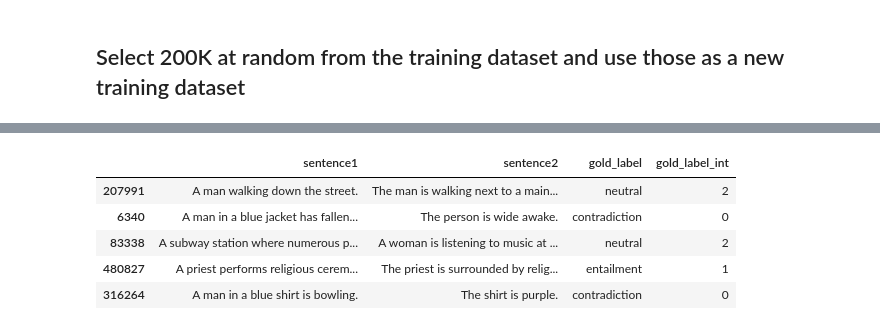
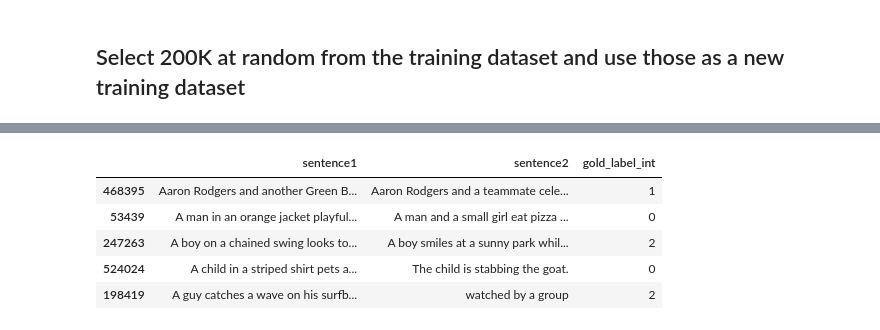
Before and after one commit to dimitarpg13/transformer_examples, a Jupyter notebook: notebooks/Process_Raw_SNLI_Dataset.ipynb, the cells around one changed output, grey strips where cells are left out. Saved outputs shown, nothing was run; the diff lists cells and outputs as text; code cells hidden in the pictures.

```diff
--- a/notebooks/Process_Raw_SNLI_Dataset.ipynb
+++ b/notebooks/Process_Raw_SNLI_Dataset.ipynb
@@ -77,7 +77,8 @@ Number of records in the test dataset: 10000
 # %% [markdown]
 ## Select 200K at random from the training dataset and use those as a new training dataset
 # %%
-df_train_new = df_train.sample(n=200000)
+TRAIN_SAMPLE_SIZE = 200000
+df_train_new = df_train.sample(n=TRAIN_SAMPLE_SIZE)
 df_rest = df_train.loc[~df_train.index.isin(df_train_new.index)]
 df_train_new[['sentence1', 'sentence2', 'gold_label']][:5]
 # %% [output]
@@ -94,14 +95,15 @@ Unique values of the gold_label column: ['neutral' 'contradiction' 'entailment'
 # %%
-df_train_new = df_train_new.loc[:, ['sentence1', 'sentence2', 'gold_label']].where(df_train_new['gold_label'].isin(["contradiction", "entailment", "neutral"]))
-df_rest = df_rest.loc[:, ['sentence1', 'sentence2', 'gold_label']].where(df_rest['gold_label'].isin(["contradiction", "entailment", "neutral"]))
+df_train_new = df_train_new[df_train_new['gold_label'].isin(["contradiction", "entailment", "neutral"])]
+df_rest = df_rest[df_rest['gold_label'].isin(["contradiction", "entailment", "neutral"])]
 label2int = {"contradiction": 0, "entailment": 1, "neutral": 2}
 df_train_new.loc[:, 'gold_label_int'] = df_train_new.loc[:, 'gold_label'].apply(lambda x: label2int[x])
 df_rest.loc[:, 'gold_label_int'] = df_rest.loc[:, 'gold_label'].apply(lambda x: label2int[x])
-df_train_new[:5]
+df_train_new_label = df_train_new.loc[:, ['sentence1', 'sentence2', 'gold_label_int']]
+df_train_new_label[:5]
 # %% [output]
-|  | sentence1 | sentence2 | gold_label | gold_label_int |
-| 207991 | A man walking down the street. | The man is walking next to a main... | neutral | 2 |
-| 6340 | A man in a blue jacket has fallen... | The person is wide awake. | contradiction | 0 |
-| 83338 | A subway station where numerous p... | A woman is listening to music at ... | neutral | 2 |
-| 480827 | A priest performs religious cerem... | The priest is surrounded by relig... | entailment | 1 |
-| 316264 | A man in a blue shirt is bowling. | The shirt is purple. | contradiction | 0 |
+|  | sentence1 | sentence2 | gold_label_int |
+| 468395 | Aaron Rodgers and another Green B... | Aaron Rodgers and a teammate cele... | 1 |
+| 53439 | A man in an orange jacket playful... | A man and a small girl eat pizza ... | 0 |
+| 247263 | A boy on a chained swing looks to... | A boy smiles at a sunny park whil... | 2 |
+| 524024 | A child in a striped shirt pets a... | The child is stabbing the goat. | 0 |
+| 198419 | A guy catches a wave on his surfb... | watched by a group | 2 |
```
Also changed, not shown: parts of 4 cells of this notebook.
